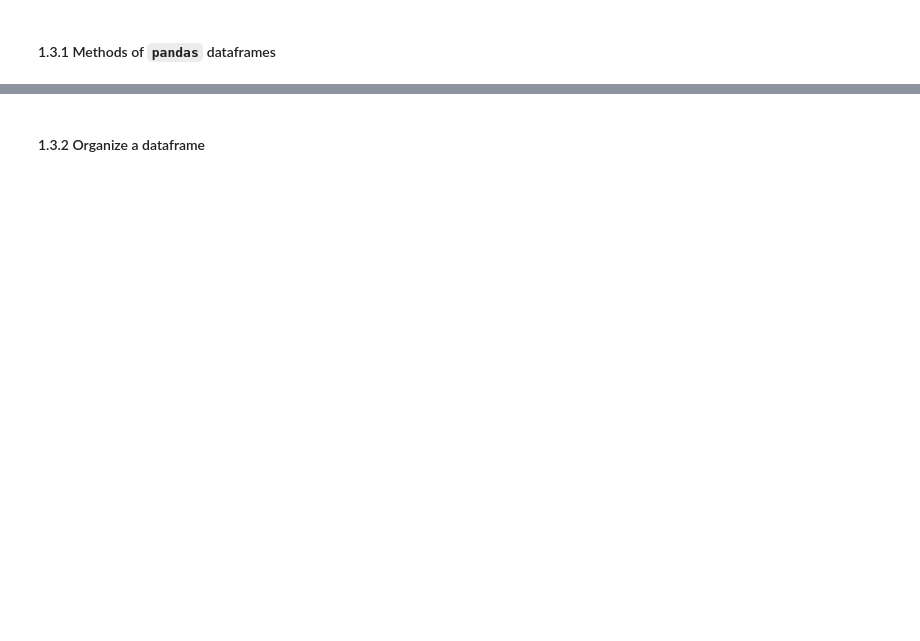
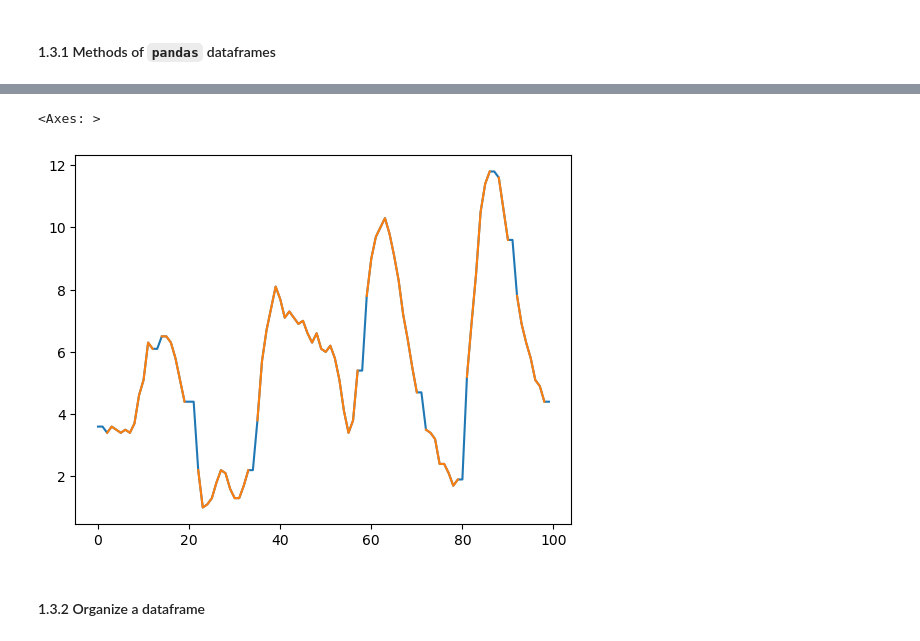
Before and after one commit to vigji/python-cimec-2025, a Jupyter notebook: practicals/Practicals_1.3.ipynb, the cells around one changed output, grey strips where cells are left out. Cells and saved outputs as stored; diff of their text form; code cells hidden in the pictures; blank space fills up the shorter version.

```diff
--- a/practicals/Practicals_1.3.ipynb
+++ b/practicals/Practicals_1.3.ipynb
@@ -151,8 +290,16 @@ meteo_df = get_meteo_dataset()
 # %%
 # Create a new interpolated temperature column by interpolating the temperature column of the dataframe:
+
+interpolated_df = meteo_df["temperature_2m"].interpolate(method="zero")
 # %%
 # Make a new plot with the interpolated temperature and the non-interpolated temperature
 # (plot the interpolated first!)
+
+interpolated_df[:100].plot()
+meteo_df["temperature_2m"][:100].plot()
+# %% [output]
+<Axes: >
+[figure, added]
 # %% [markdown]
 #### 1.3.2 Organize a dataframe
 # %%
```
Also changed, not shown: parts of 15 cells of this notebook, 1 other file.
